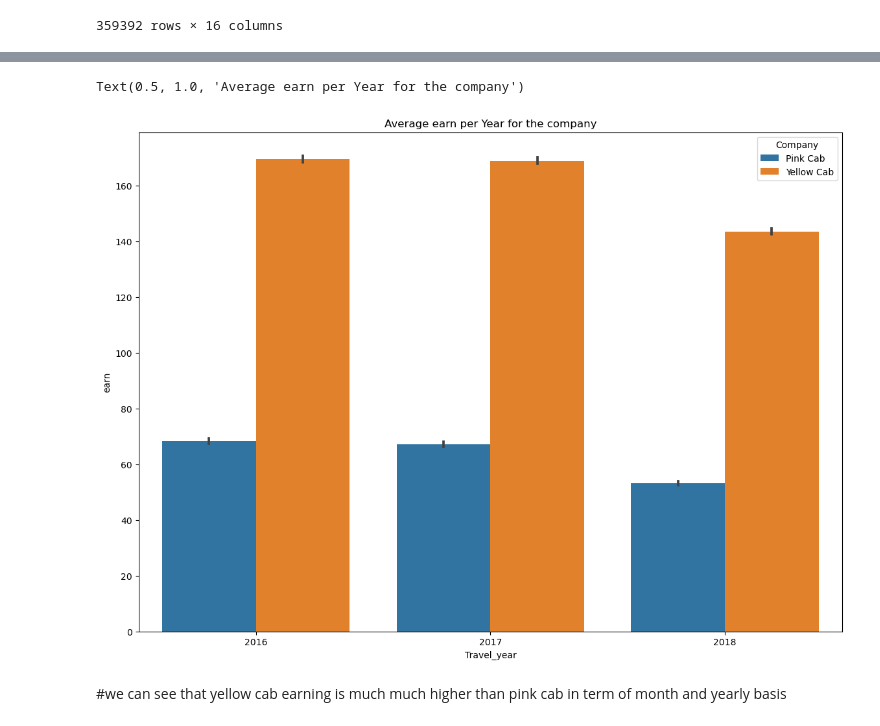
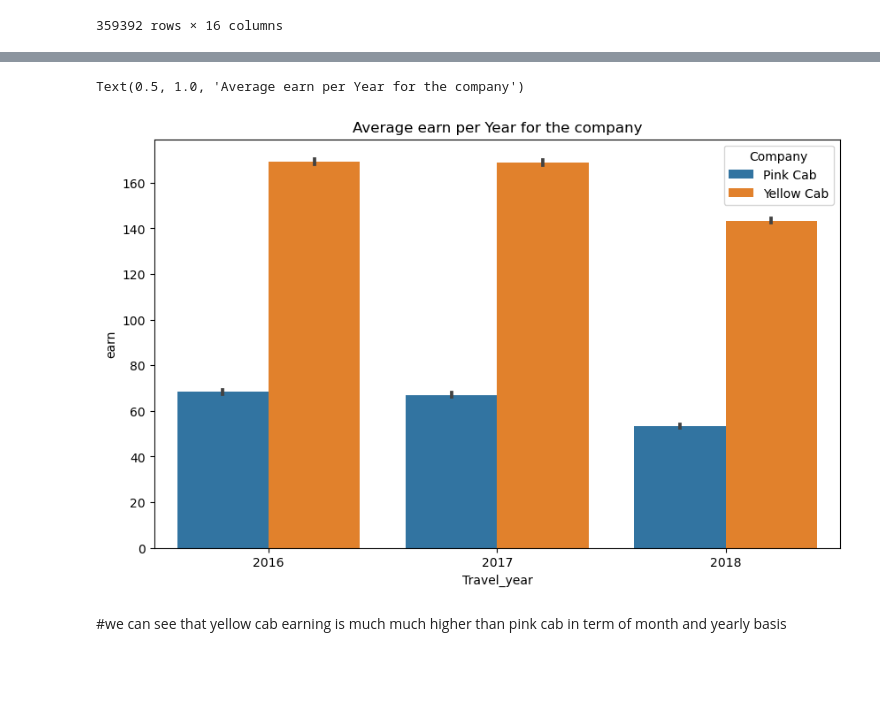
Before and after one commit to AN-SAFAWAT/EDA-Cab_Invenstment-with-ML, a Jupyter notebook: City_cab_data_analysis.ipynb, the cells around one changed output, grey strips where cells are left out. Drawn from its saved outputs; the diff is of its cells as text; code cells hidden in the pictures; blank space fills up the shorter version.

```diff
--- a/City_cab_data_analysis.ipynb
+++ b/City_cab_data_analysis.ipynb
@@ -410,11 +411,11 @@ Text(0.5, 1.0, 'Average earn per month for the company')
 # %%
 #earn by company by year
-plt.figure(figsize=(14,10))
+plt.figure(figsize=(10,6))
 sns.barplot(x='Travel_year',y='earn',hue='Company',data=overall_data)
 plt.title("Average earn per Year for the company")
 # %% [output]
 Text(0.5, 1.0, 'Average earn per Year for the company')
-[figure, old version]
+[figure, new version]
 # %% [markdown]
 #we can see that yellow cab earning is much much higher than pink cab in term of month and yearly basis
 # %%
```
Also changed, not shown: parts of 13 cells of this notebook.
